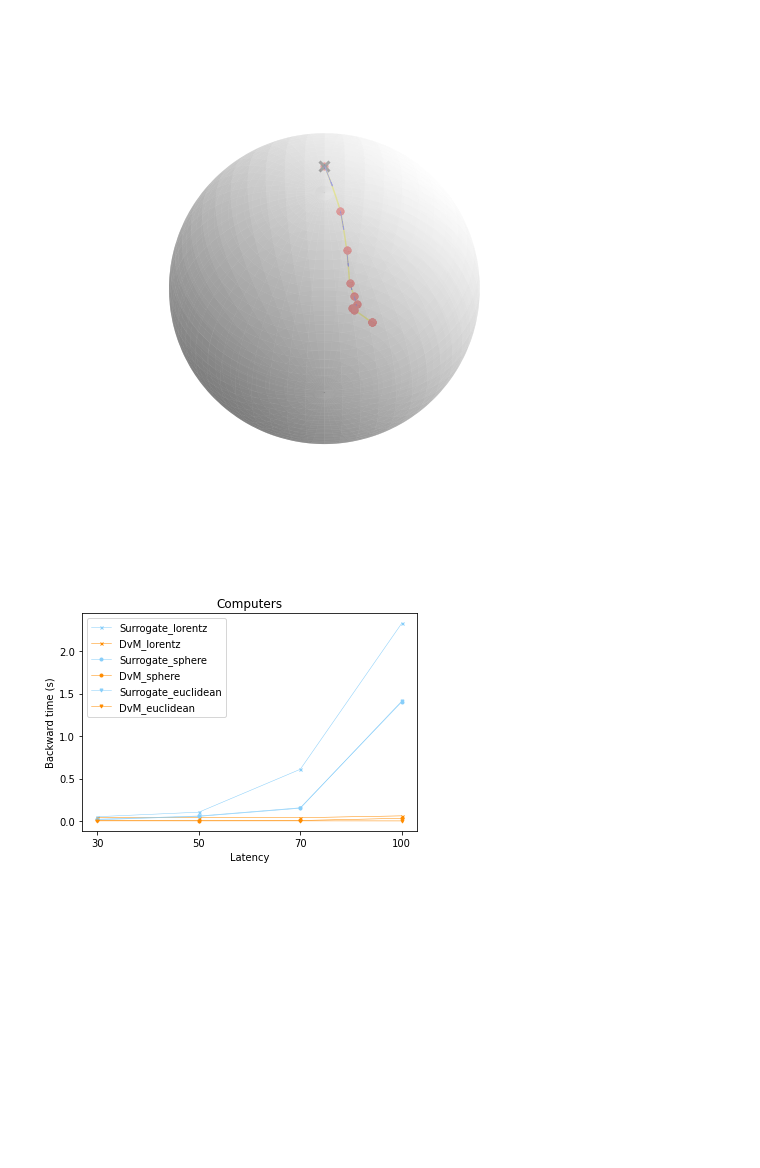
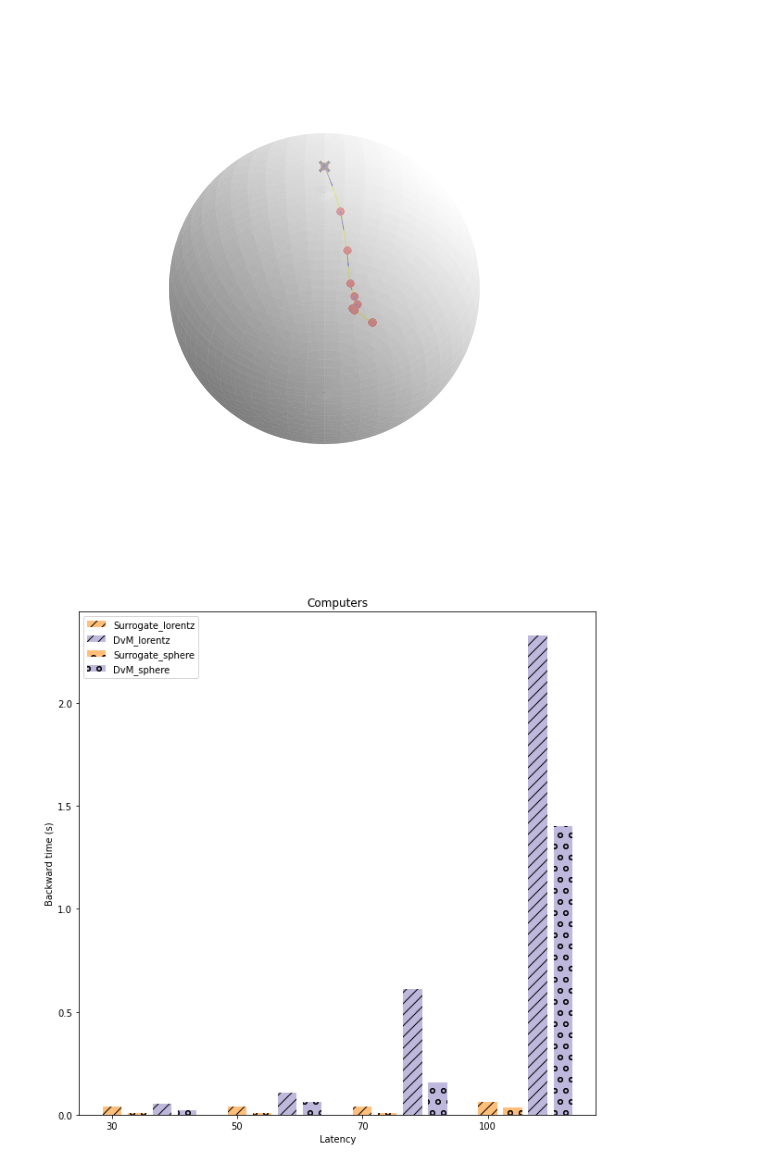
Before and after one commit to ZhenhHuang/MSG, a Jupyter notebook: visualization.ipynb, the cells around one changed output. Saved outputs shown, nothing was run; the diff lists cells and outputs as text; code cells hidden in the pictures; blank space fills up the shorter version.

```diff
--- a/visualization.ipynb
+++ b/visualization.ipynb
@@ -343,7 +343,7 @@ plt.show()
 [figure]
 # %%
 dataset = "computers"
-manifolds = ["lorentz", "sphere", "euclidean"]
+manifolds = ["lorentz", "sphere"]
 path_my = f"./results/times/backward_time_{dataset}_True_"
 path = f"./results/times/backward_time_{dataset}_False_"
 latency = [30, 50, 70, 100]
@@ -354,21 +354,29 @@ results_IF_my_mean = {m: np.array([np.mean(back_times_IF_my[m][k]) for k in late
 results_IF_mean = {m: np.array([np.mean(back_times_IF[m][k]) for k in latency]) for m in manifolds}
 # results_IF_std = np.array([np.std(back_times_IF[k]) for k in latency])
 # %%
-fig = plt.figure()
+fig = plt.figure(figsize=(10, 10))
 ax = fig.add_subplot(111)
+# n = len(latency)
+markers = {"lorentz": "//", "sphere": "o"}
+x = np.arange(len(latency))
 n = len(latency)
-markers = {"lorentz": "x", "sphere": "o", "euclidean": "v"}
-for m in manifolds:
-    ax.plot(np.arange(n), results_IF_mean[m], c="lightskyblue", label=f"Surrogate_{m}", marker=markers[m], linewidth=0.5, markersize=3.)
-    ax.plot(np.arange(n), results_IF_my_mean[m], c="darkorange", label=f"DvM_{m}", marker=markers[m], linewidth=0.5, markersize=3.)
+total_width = 0.8
+width = total_width / n
+p = len(manifolds)
+
+for i, m in enumerate(manifolds):
+    # ax.plot(np.arange(n), results_IF_mean[m], c="lightskyblue", label=f"Surrogate_{m}", marker=markers[m], linewidth=0.5, markersize=3.)
+    # ax.plot(np.arange(n), results_IF_my_mean[m], c="darkorange", label=f"DvM_{m}", marker=markers[m], linewidth=0.5, markersize=3.)
+    ax.bar(x + i * width, results_IF_my_mean[m], width=width - 0.05, color="#FFBE7A", label=f"Surrogate_{m}", hatch=markers[m])
+    ax.bar(x + (i + p) * width, results_IF_mean[m], width=width - 0.05, color="#BEB8DC", label=f"DvM_{m}", hatch=markers[m])
 x_ticks = ax.set_xticks(np.arange(n))
 x_labels = ax.set_xticklabels([str(k) for k in latency])
 ax.set_xlabel("Latency")
 ax.set_title("Computers")
 y_label = ax.set_ylabel("Backward time (s)", rotation=90)
 x, y = y_label.get_position()
 # y_label.set_position((x, y + 0.55))
 legend = ax.legend()
-plt.savefig("./pics/times.pdf")
+plt.savefig("./pics/times.pdf", dpi=300)
 # %% [output]
-[figure, old version]
+[figure, new version]
```
Also changed, not shown: 5 other files.
